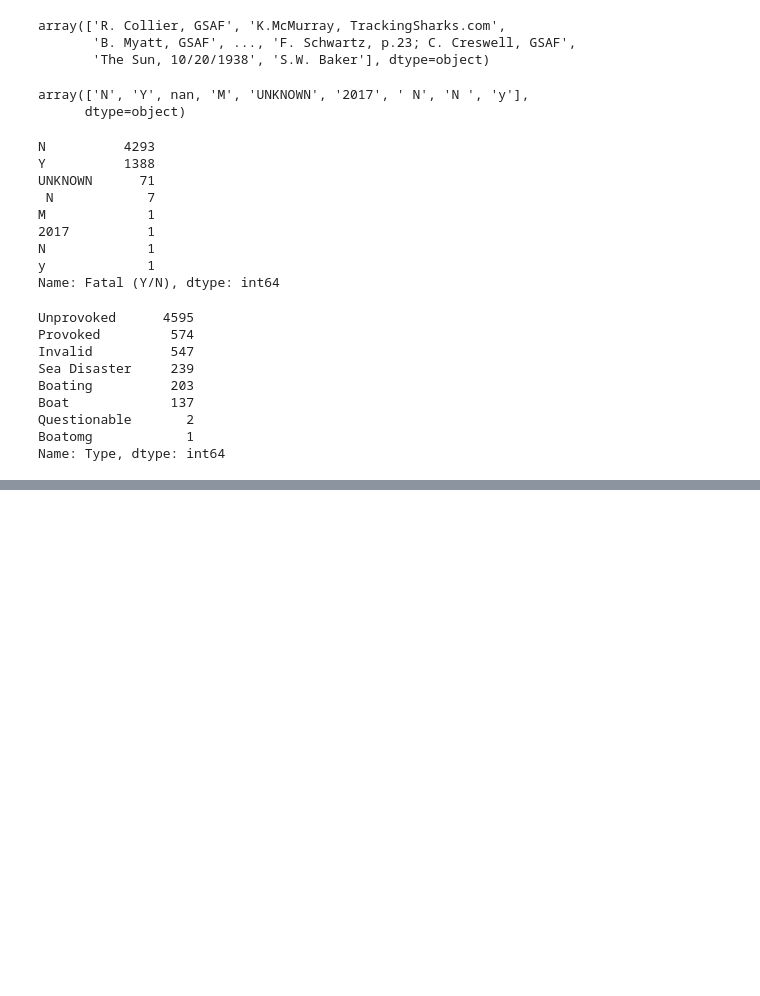
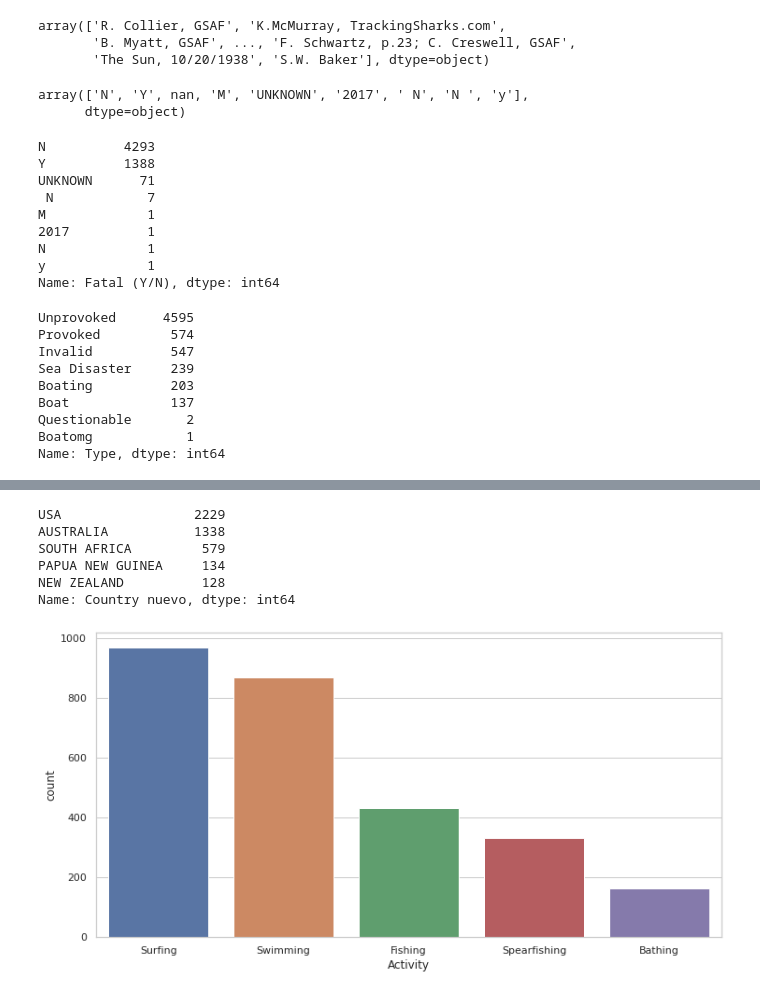
Before and after one commit to mariadelascotrina/Data-cleaning_Sharks, a Jupyter notebook: limpiar.ipynb, the cells around one changed output, grey strips where cells are left out. Saved outputs shown, nothing was run; the diff lists cells and outputs as text; code cells hidden in the pictures; blank space fills up the shorter version.

```diff
--- a/limpiar.ipynb
+++ b/limpiar.ipynb
@@ -620,0 +671,31 @@ array(['Paddling', 'Standing', 'Surfing', 'Other', 'Swiming', 'Sailing'],
+# %%
+def homogeneizarpaises(x):
+    if x == 'USA':
+        return 'USA'
+    if x == 'AUSTRALIA':
+        return 'AUSTRALIA'
+    if x == 'SOUTH AFRICA':
+        return 'SOUTH AFRICA'
+    if x == 'PAPUA NEW GUINEA':
+        return 'PAPUA NEW GUINEA'
+    if x == 'NEW ZEALAND':
+        return 'NEW ZEALAND'
+    else:
+        'OTHER'
+# %%
+tiburones2["Country nuevo"] = tiburones2["Country"].apply(homogeneizarpaises)
+# %%
+tiburones2["Country nuevo"].value_counts()
+# %% [output]
+USA                 2229
+AUSTRALIA           1338
+SOUTH AFRICA         579
+PAPUA NEW GUINEA     134
+NEW ZEALAND          128
+Name: Country nuevo, dtype: int64
+# %%
+activities = tiburones2[tiburones2["Activity"] != 'Other']
+# %%
+sns.countplot(x=activities["Activity"]);
+# %% [output]
+[figure, added]
```
Also changed, not shown: parts of 57 cells of this notebook, 1 other file.
